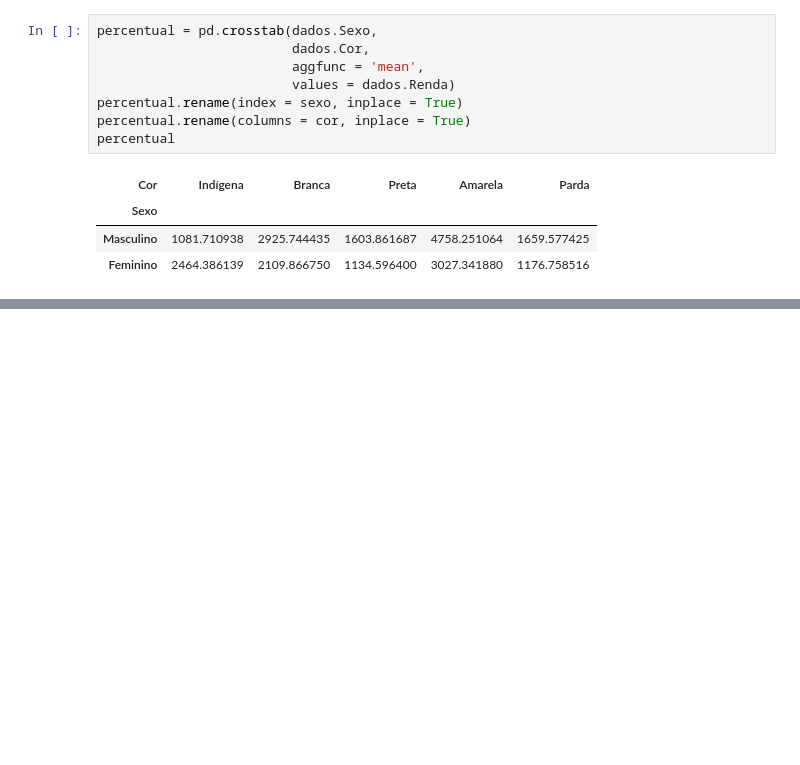
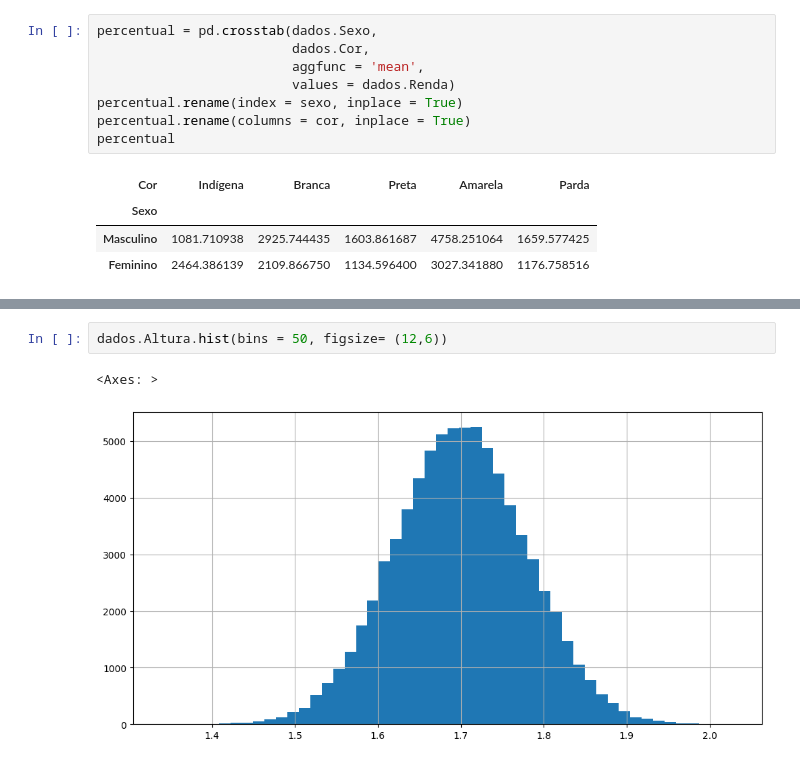
Before and after one commit to barbnrosa/data-science, a Jupyter notebook: curso3_estatistica_com_python1/estatistica_parte1.ipynb, the cells around one changed output, grey strips where cells are left out. Saved outputs shown, nothing was run; the diff lists cells and outputs as text; blank space fills up the shorter version.

```diff
--- a/curso3_estatistica_com_python1/estatistica_parte1.ipynb
+++ b/curso3_estatistica_com_python1/estatistica_parte1.ipynb
@@ -397,0 +659,5 @@ percentual
+# %%
+dados.Altura.hist(bins = 50, figsize= (12,6))
+# %% [output]
+<Axes: >
+[figure, added]
```
Also changed, not shown: parts of 27 cells of this notebook.
